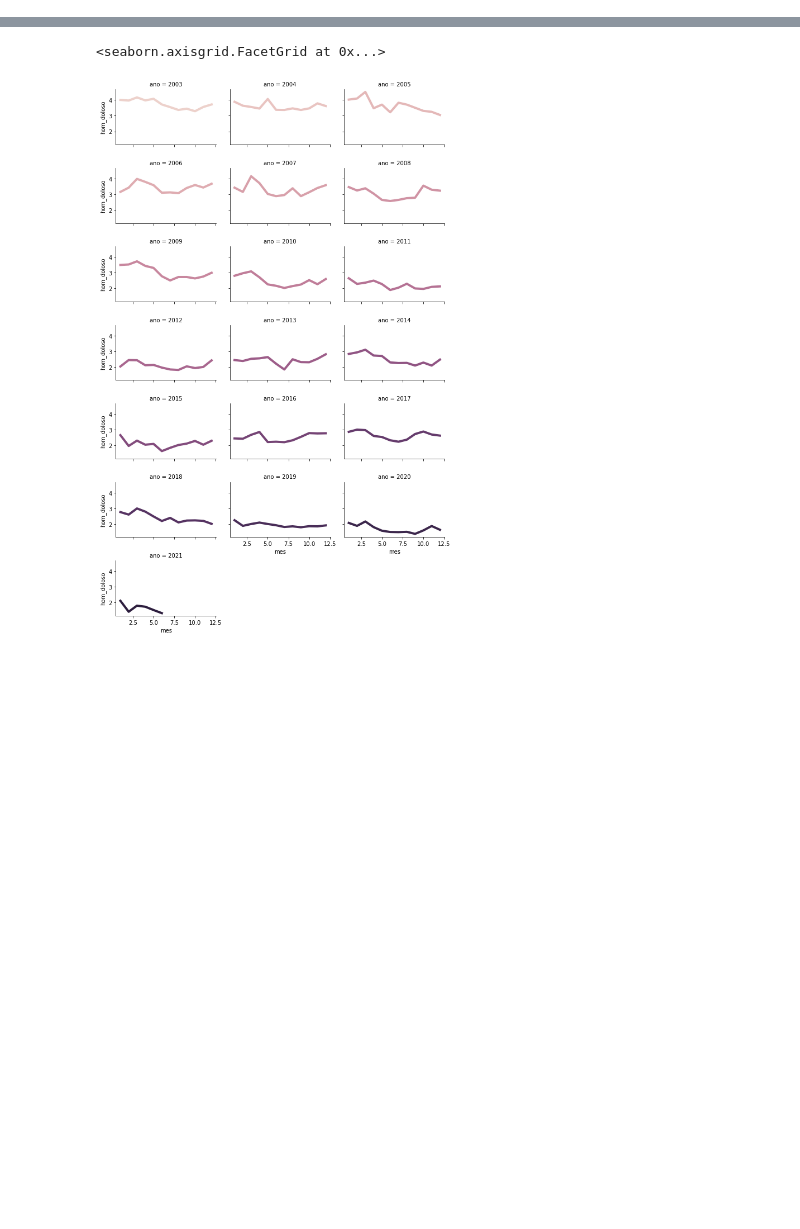
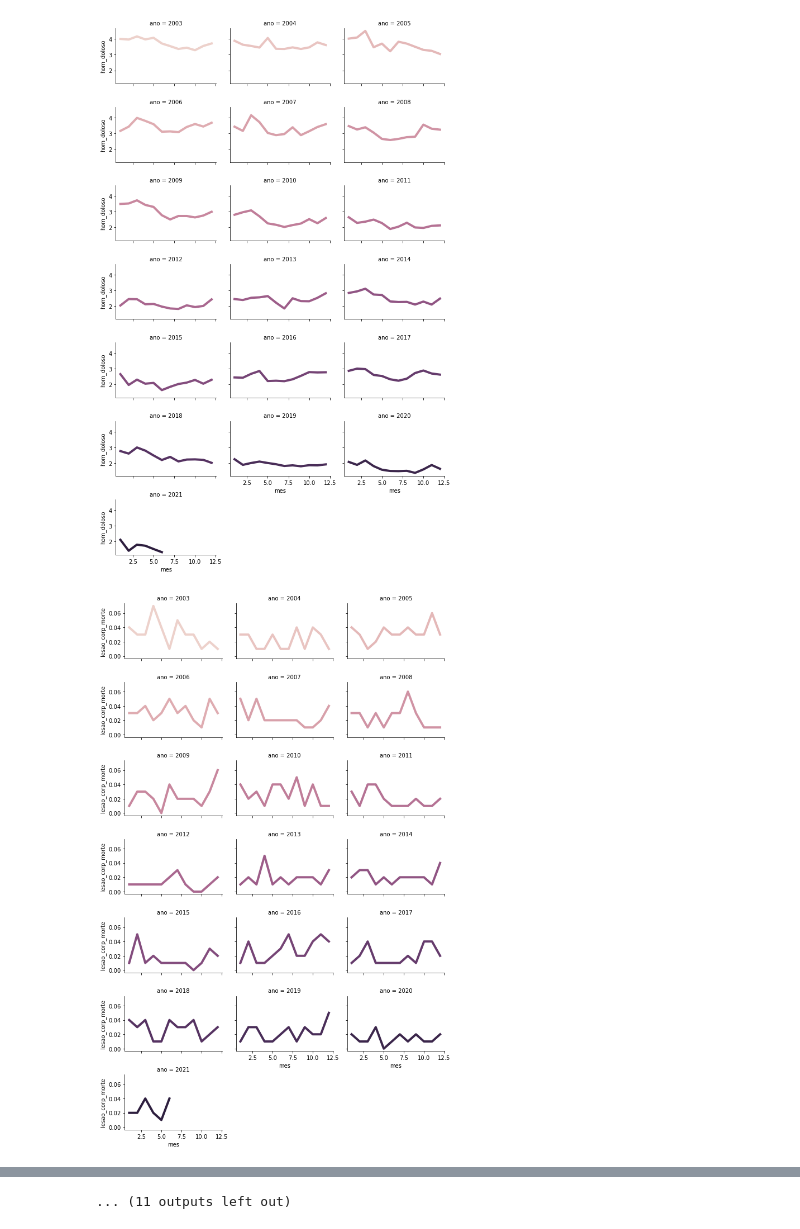
Before and after one commit to HerbertMariano/Estat-sticas-de-Seguran-a-P-blica-do-Rio-de-Janeiro, a Jupyter notebook: dashboard.ipynb, the cells around one changed output, grey strips where cells are left out. Cells and saved outputs as stored; diff of their text form; code cells hidden in the pictures; blank space fills up the shorter version.

```diff
--- a/dashboard.ipynb
+++ b/dashboard.ipynb
@@ -21,3 +20,7 @@ df
 # %%
-sns.relplot(data=df,x="mes",y="hom_doloso",hue="ano",col="ano",kind="line", linewidth=4, zorder=5,col_wrap=3, height=2, aspect=1.5, legend=False)
+colunas = ['hom_doloso','lesao_corp_morte','latrocinio','hom_por_interv_policial','letalidade_violenta','tentat_hom','lesao_corp_dolosa','estupro','hom_culposo','lesao_corp_culposa','sequestro','extorsao','sequestro_relampago','estelionato','apreensao_drogas','posse_drogas','trafico_drogas','apreensao_drogas_sem_autor','pessoas_desaparecidas','encontro_cadaver','encontro_ossada','pol_militares_mortos_serv','pol_civis_mortos_serv']
+for i in colunas:
+    sns.relplot(data=df,x="mes",y=i,hue="ano",col="ano",kind="line", linewidth=4, zorder=5,col_wrap=3, height=2, aspect=1.5, legend=False)
 # %% [output]
+[figure]
+[figure, added]
@@ -24,2 +37 @@ sns.relplot(data=df,x="mes",y="hom_doloso",hue="ano",col="ano",kind="line", line
-<seaborn.axisgrid.FacetGrid at 0x...>
+... (11 outputs left out)
-[figure]
```
Also changed, not shown: parts of 2 cells of this notebook.
